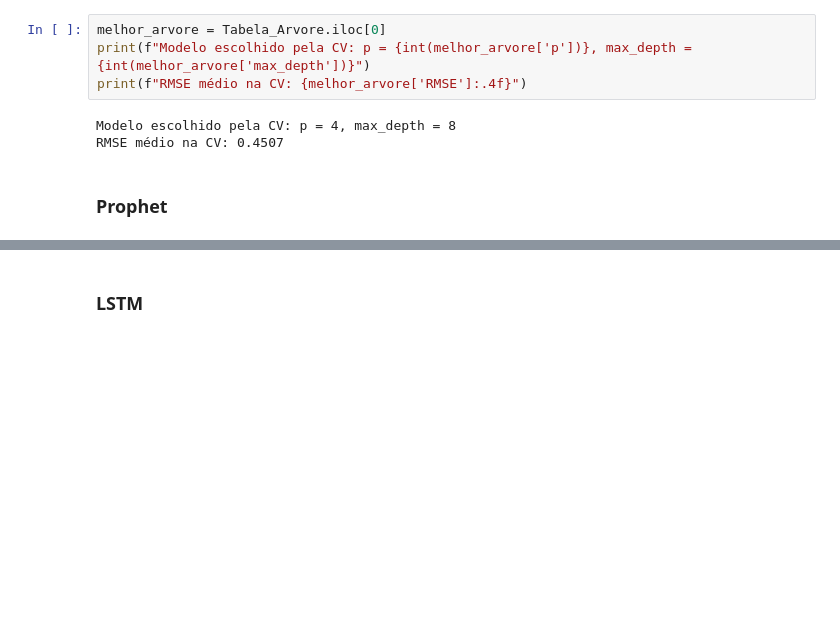
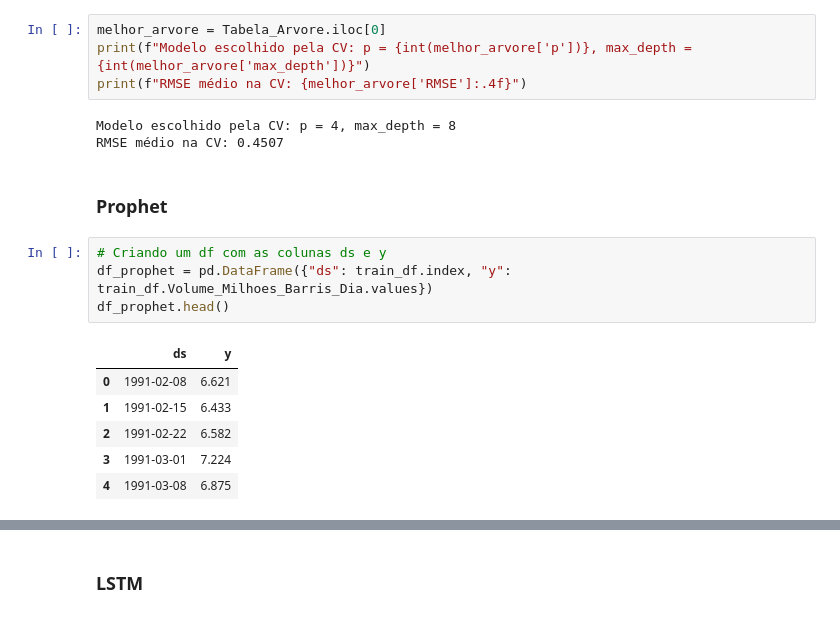
Before and after one commit to giu-garrido/ast-gasolina-eua, a Jupyter notebook: notebooks/AST_2026_Trabalho_Final_Problema_05_Gasolina_EUA.ipynb, the cells around one changed output, grey strips where cells are left out. Saved outputs shown, nothing was run; the diff lists cells and outputs as text; blank space fills up the shorter version.

```diff
--- a/notebooks/AST_2026_Trabalho_Final_Problema_05_Gasolina_EUA.ipynb
+++ b/notebooks/AST_2026_Trabalho_Final_Problema_05_Gasolina_EUA.ipynb
@@ -451,3 +480,14 @@ Modelo escolhido pela CV: p = 4, max_depth = 8
 RMSE médio na CV: 0.4507
 # %% [markdown]
 ### Prophet
+# %%
+# Criando um df com as colunas ds e y
+df_prophet = pd.DataFrame({"ds": train_df.index, "y": train_df.Volume_Milhoes_Barris_Dia.values})
+df_prophet.head()
+# %% [output]
+|  | ds | y |
+| 0 | 1991-02-08 | 6.621 |
+| 1 | 1991-02-15 | 6.433 |
+| 2 | 1991-02-22 | 6.582 |
+| 3 | 1991-03-01 | 7.224 |
+| 4 | 1991-03-08 | 6.875 |
```
Also changed, not shown: parts of 7 cells of this notebook.
